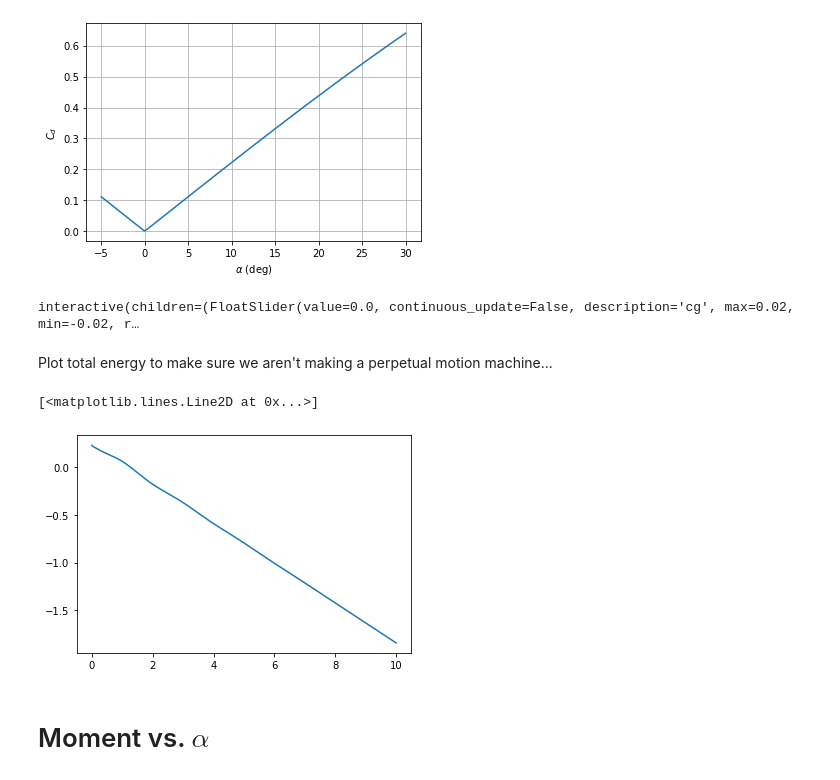
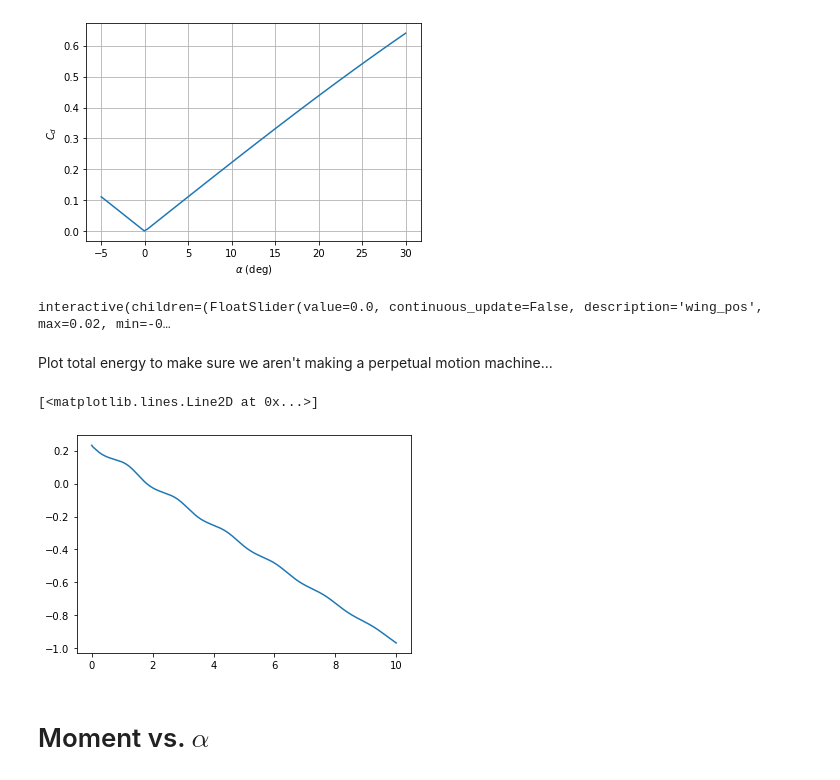
Before and after one commit to mikessut/glider_sim, a Jupyter notebook: RunSim.ipynb, the cells around one changed output. Cells and saved outputs as stored; diff of their text form; code cells hidden in the pictures.

```diff
--- a/RunSim.ipynb
+++ b/RunSim.ipynb
@@ -61,15 +62,20 @@ def run_sim(cg):
 # %%
-interactive_plot = interactive(run_sim, cg=FloatSlider(min=-2e-2, max=2e-2, step=1e-3, continuous_update=False,  readout_format='.4f'))
+interactive_plot = interactive(run_sim, wing_pos=FloatSlider(min=-2e-2, max=2e-2, step=1e-3, continuous_update=False,  readout_format='.4f'))
 interactive_plot
 # %% [output]
-interactive(children=(FloatSlider(value=0.0, continuous_update=False, description='cg', max=0.02, min=-0.02, r…
+interactive(children=(FloatSlider(value=0.0, continuous_update=False, description='wing_pos', max=0.02, min=-0…
 # %% [markdown]
 Plot total energy to make sure we aren't making a perpetual motion machine...
 # %%
+glider = GliderPitchSim()
+glider.init_conditions((4.5, 0), 9*np.pi/180)
+for _ in range(2000):
+    glider.step()
+glider.finalize_lists()
 plt.plot(glider._t, .5*glider._mass*np.linalg.norm(glider._v, axis=1)**2 + glider._mass * G * glider._r[:, 1])
 # %% [output]
 [<matplotlib.lines.Line2D at 0x...>]
-[figure, old version]
+[figure, new version]
 # %% [markdown]
 # Moment vs. $\alpha$
 # %%
```
Also changed, not shown: parts of 3 cells of this notebook.
